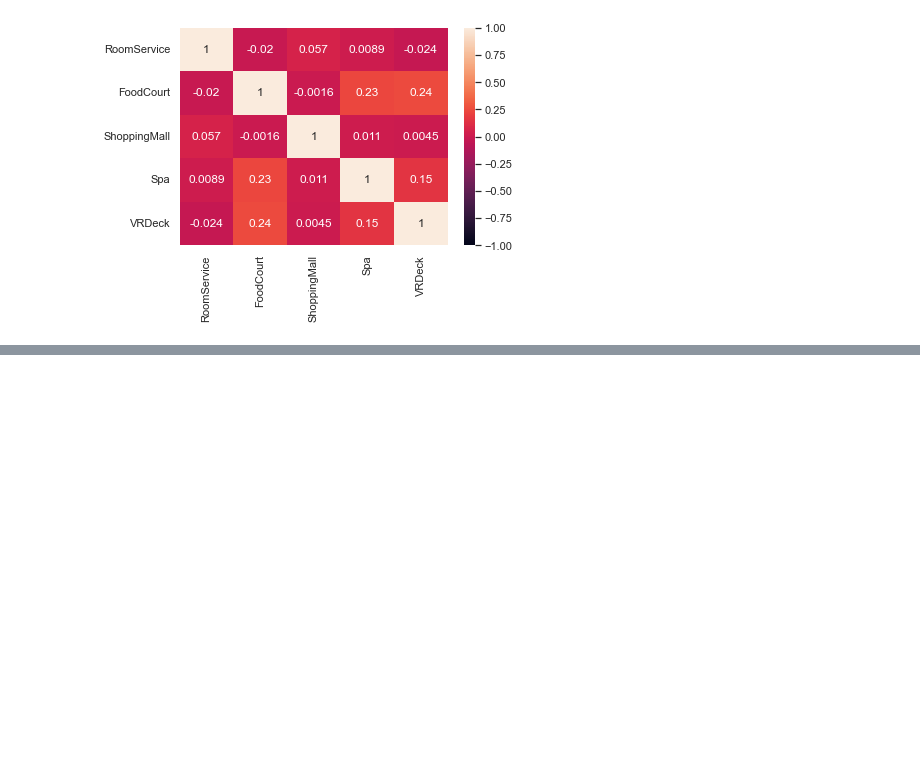
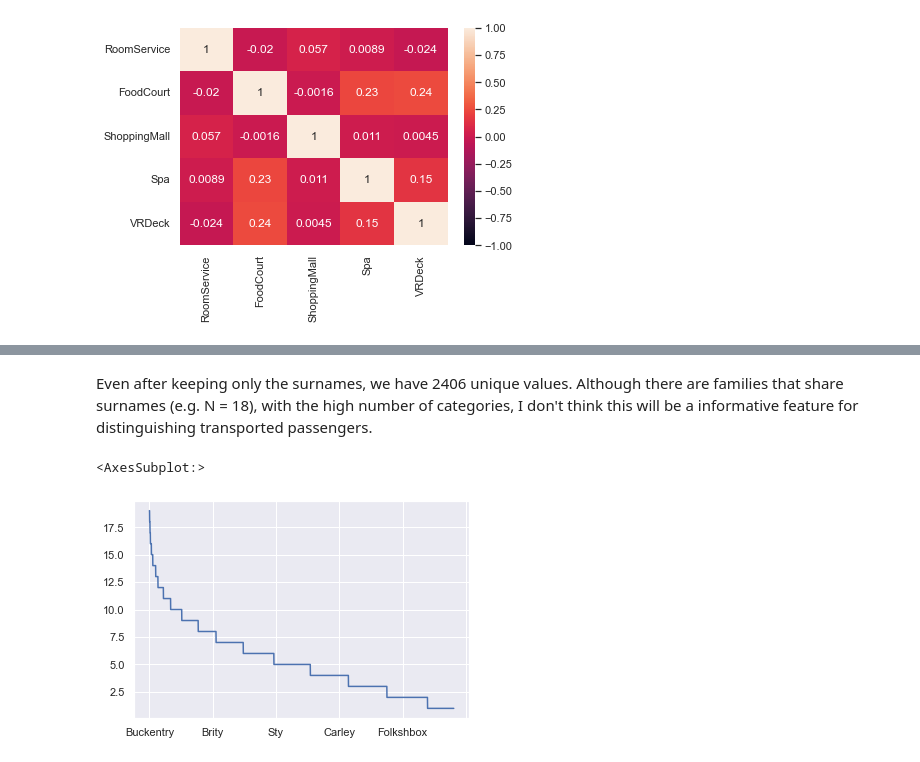
Before and after one commit to dzhang32/spacetitanic, a Jupyter notebook: notebooks/feature_exploration.ipynb, the cells around one changed output, grey strips where cells are left out. Cells and saved outputs as stored; diff of their text form; code cells hidden in the pictures; blank space fills up the shorter version.

```diff
--- a/notebooks/feature_exploration.ipynb
+++ b/notebooks/feature_exploration.ipynb
@@ -294,7 +322,0 @@ sns.heatmap(train_test[cols_of_interest].corr(), vmin=-1, vmax=1, annot=True)
-# %%
-le = preprocessing.LabelEncoder()
-
-for feature in feature_cols:
-    if train_test[feature].dtype == object:
-        le = le.fit(train_test[feature])
-        train_test[feature] = le.transform(train_test[feature])
@@ -335,0 +335,3 @@ print(f"Accuracy: {metrics.recall_score(y_test, y_pred)}")
+# %%
+train_test["surname"] = train_test["Name"].str.replace(".* ", "", regex=True)
+train_test["surname"].value_counts()
@@ -335,0 +351,7 @@ print(f"Accuracy: {metrics.recall_score(y_test, y_pred)}")
+# %% [markdown]
+Even after keeping only the surnames, we have 2406 unique values. Although there are families that share surnames (e.g. N = 18), with the high number of categories, I don't think this will be a informative feature for distinguishing transported passengers.
+# %%
+train_test["surname"].value_counts().plot()
+# %% [output]
+<AxesSubplot:>
+[figure, added]
```
Also changed, not shown: parts of 23 cells of this notebook.
